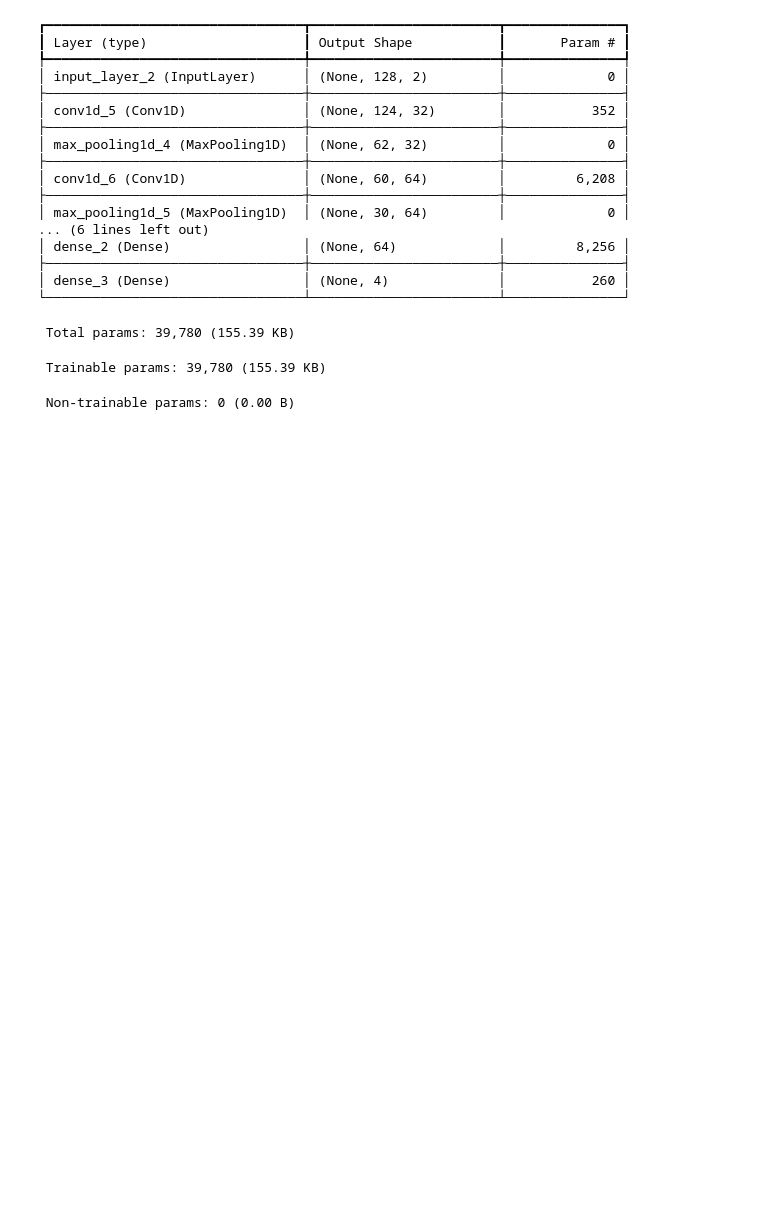
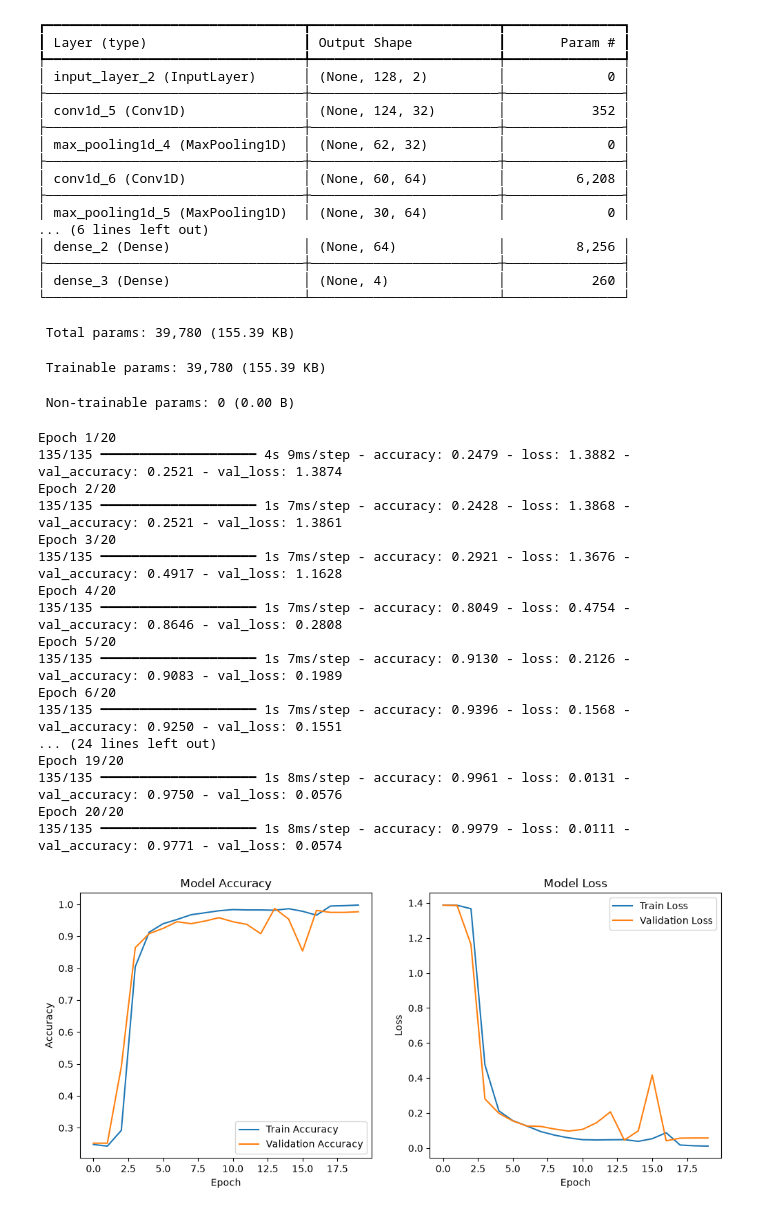
Before and after one commit to shovo896/LLM, a Jupyter notebook: zeroshot_oneshot_fewshot.ipynb, the cells around one changed output. Cells and saved outputs as stored; diff of their text form; code cells hidden in the pictures; blank space fills up the shorter version.

```diff
--- a/zeroshot_oneshot_fewshot.ipynb
+++ b/zeroshot_oneshot_fewshot.ipynb
@@ -162,3 +162,41 @@ Model: "functional_1"
  Total params: 39,780 (155.39 KB)
  Trainable params: 39,780 (155.39 KB)
  Non-trainable params: 0 (0.00 B)
+# %%
+history = model.fit(X_train, y_train, epochs=20, batch_size=32, validation_split=0.1)
+plt.figure(figsize=(12, 5))
+plt.subplot(1, 2, 1)
+plt.plot(history.history['accuracy'], label='Train Accuracy')
+plt.plot(history.history['val_accuracy'], label='Validation Accuracy')
+plt.title('Model Accuracy')
+plt.xlabel('Epoch')
+plt.ylabel('Accuracy')
+plt.legend()
+
+plt.subplot(1, 2, 2)
+plt.plot(history.history['loss'], label='Train Loss')
+plt.plot(history.history['val_loss'], label='Validation Loss')
+plt.title('Model Loss')
+plt.xlabel('Epoch')
+plt.ylabel('Loss')
+plt.legend()
+plt.show()
+# %% [output]
+Epoch 1/20
+135/135 ━━━━━━━━━━━━━━━━━━━━ 4s 9ms/step - accuracy: 0.2479 - loss: 1.3882 - val_accuracy: 0.2521 - val_loss: 1.3874
+Epoch 2/20
+135/135 ━━━━━━━━━━━━━━━━━━━━ 1s 7ms/step - accuracy: 0.2428 - loss: 1.3868 - val_accuracy: 0.2521 - val_loss: 1.3861
+Epoch 3/20
+135/135 ━━━━━━━━━━━━━━━━━━━━ 1s 7ms/step - accuracy: 0.2921 - loss: 1.3676 - val_accuracy: 0.4917 - val_loss: 1.1628
+Epoch 4/20
+135/135 ━━━━━━━━━━━━━━━━━━━━ 1s 7ms/step - accuracy: 0.8049 - loss: 0.4754 - val_accuracy: 0.8646 - val_loss: 0.2808
+Epoch 5/20
+135/135 ━━━━━━━━━━━━━━━━━━━━ 1s 7ms/step - accuracy: 0.9130 - loss: 0.2126 - val_accuracy: 0.9083 - val_loss: 0.1989
+Epoch 6/20
+135/135 ━━━━━━━━━━━━━━━━━━━━ 1s 7ms/step - accuracy: 0.9396 - loss: 0.1568 - val_accuracy: 0.9250 - val_loss: 0.1551
+... (24 lines left out)
+Epoch 19/20
+135/135 ━━━━━━━━━━━━━━━━━━━━ 1s 8ms/step - accuracy: 0.9961 - loss: 0.0131 - val_accuracy: 0.9750 - val_loss: 0.0576
+Epoch 20/20
+135/135 ━━━━━━━━━━━━━━━━━━━━ 1s 8ms/step - accuracy: 0.9979 - loss: 0.0111 - val_accuracy: 0.9771 - val_loss: 0.0574
+[figure, added]
```
Also changed, not shown: parts of 1 cell of this notebook.
